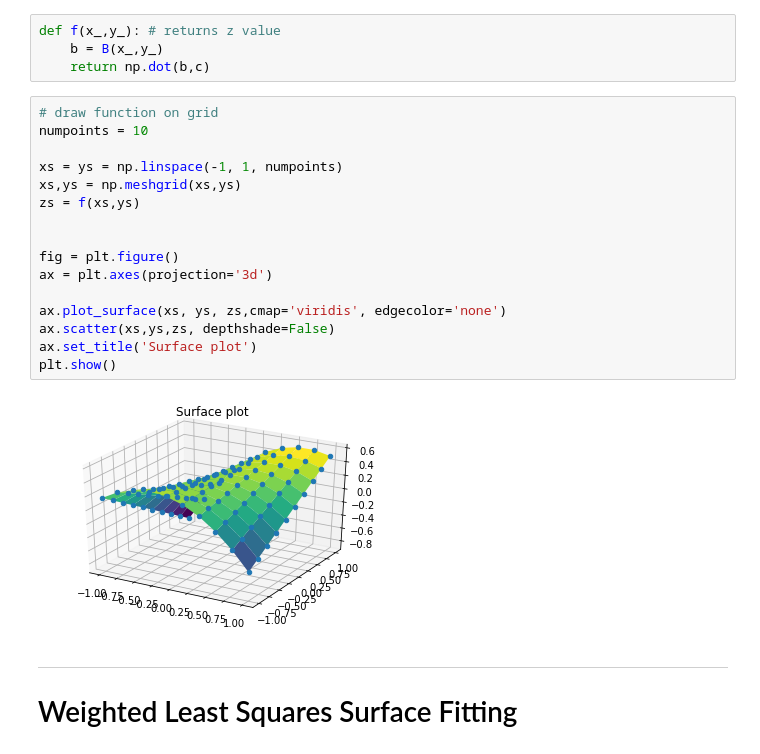
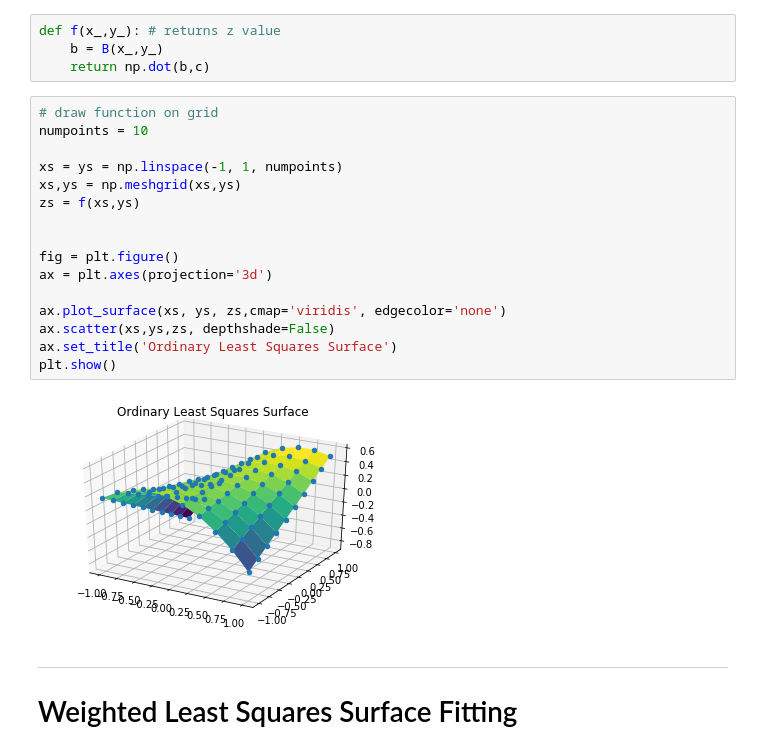
Before and after one commit to rndmbt/nonlinear-leastsquares, a Jupyter notebook: leastsquares.ipynb, the cells around one changed output. Saved outputs shown, nothing was run; the diff lists cells and outputs as text.

Commit message:
change plot names

```diff
--- a/leastsquares.ipynb
+++ b/leastsquares.ipynb
@@ -59,21 +59,21 @@ def f(x_,y_): # returns z value
 # %%
 # draw function on grid
 numpoints = 10
 
 xs = ys = np.linspace(-1, 1, numpoints)
 xs,ys = np.meshgrid(xs,ys)
 zs = f(xs,ys)
 
 
 fig = plt.figure()
 ax = plt.axes(projection='3d')
 
 ax.plot_surface(xs, ys, zs,cmap='viridis', edgecolor='none')
 ax.scatter(xs,ys,zs, depthshade=False)
-ax.set_title('Surface plot')
+ax.set_title('Ordinary Least Squares Surface')
 plt.show()
 # %% [output]
-[figure, old version]
+[figure, new version]
 # %% [markdown]
 ---
 # Weighted Least Squares Surface Fitting
```
Also changed, not shown: parts of 2 cells of this notebook.
